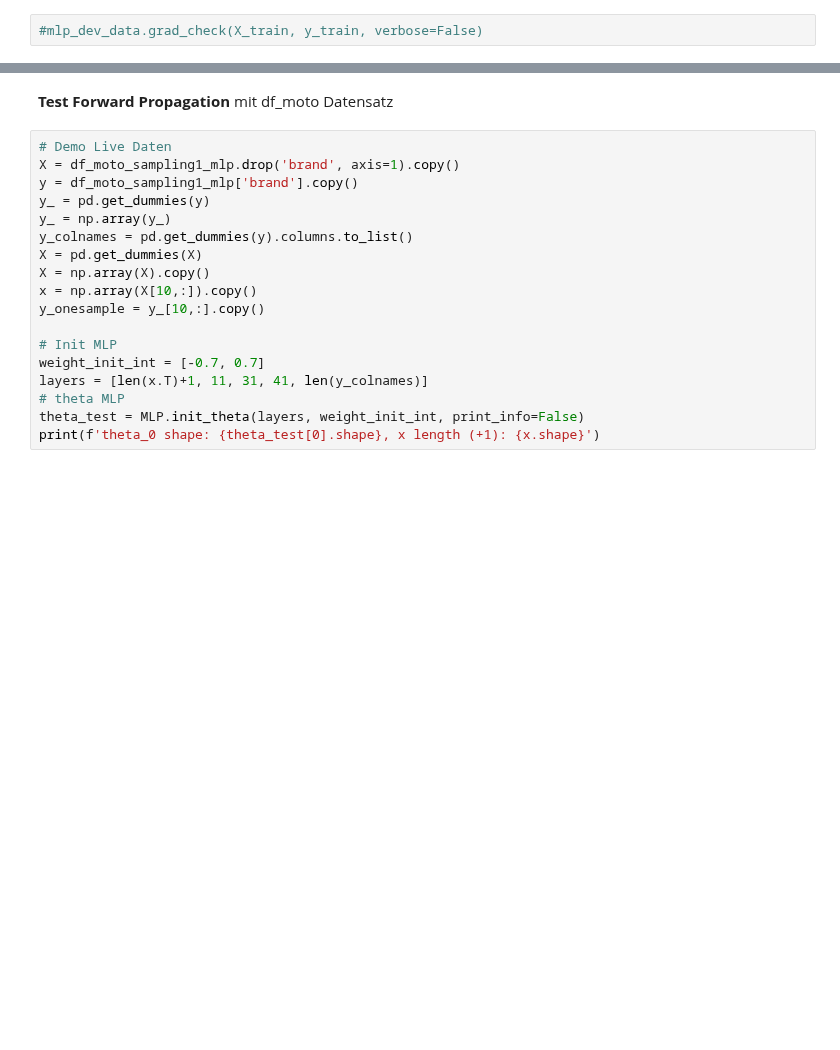
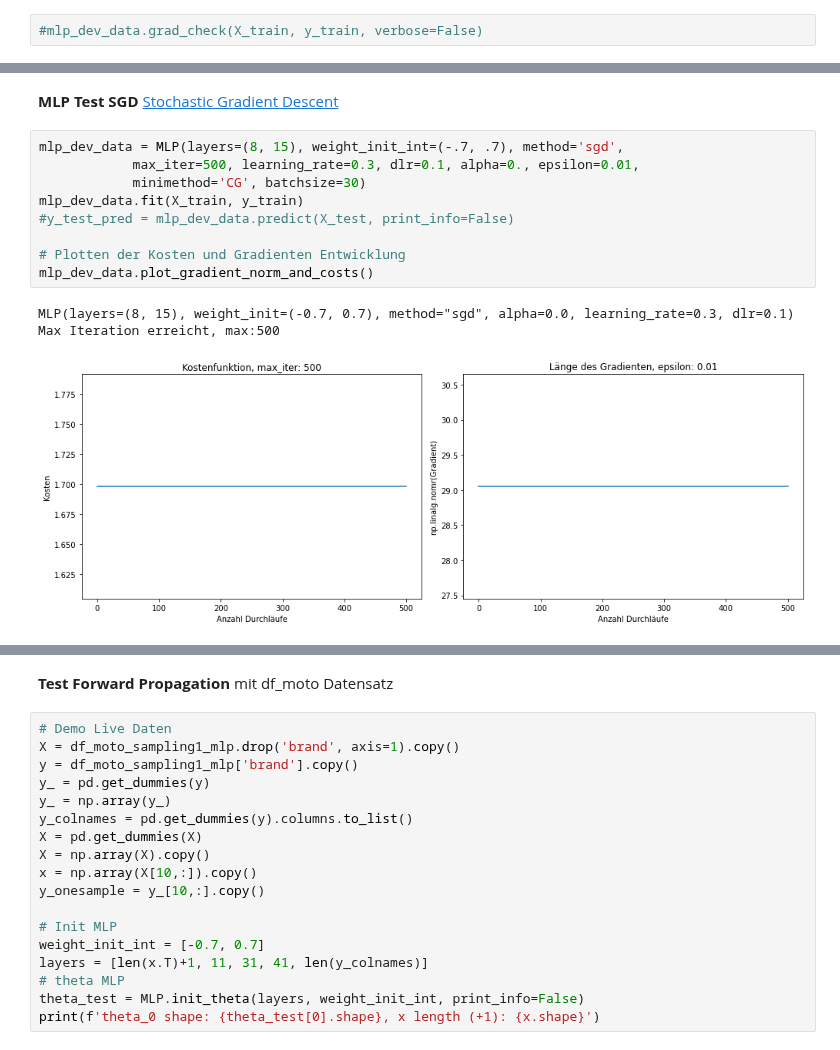
Before and after one commit to rootpi2203/ds_gml, a Jupyter notebook: gml_minichallenge_2/gml_minichallenge_2.ipynb, the cells around one changed output, grey strips where cells are left out. Drawn from its saved outputs; the diff is of its cells as text; blank space fills up the shorter version.

```diff
--- a/gml_minichallenge_2/gml_minichallenge_2.ipynb
+++ b/gml_minichallenge_2/gml_minichallenge_2.ipynb
@@ -1781,0 +1793,15 @@ Für den Gradienten Check muss die Kostenfunktion auf X umgebaut werden, keine s
+# %% [markdown]
+**MLP Test SGD** [Stochastic Gradient Descent](https://towardsdatascience.com/stochastic-gradient-descent-clearly-explained-53d239905d31)
+# %%
+mlp_dev_data = MLP(layers=(8, 15), weight_init_int=(-.7, .7), method='sgd',
+            max_iter=500, learning_rate=0.3, dlr=0.1, alpha=0., epsilon=0.01,
+            minimethod='CG', batchsize=30)
+mlp_dev_data.fit(X_train, y_train)
+#y_test_pred = mlp_dev_data.predict(X_test, print_info=False)
+
+# Plotten der Kosten und Gradienten Entwicklung
+mlp_dev_data.plot_gradient_norm_and_costs()
+# %% [output]
+MLP(layers=(8, 15), weight_init=(-0.7, 0.7), method="sgd", alpha=0.0, learning_rate=0.3, dlr=0.1)
+Max Iteration erreicht, max:500
+[figure, added]
```
Also changed, not shown: parts of 25 cells of this notebook.
